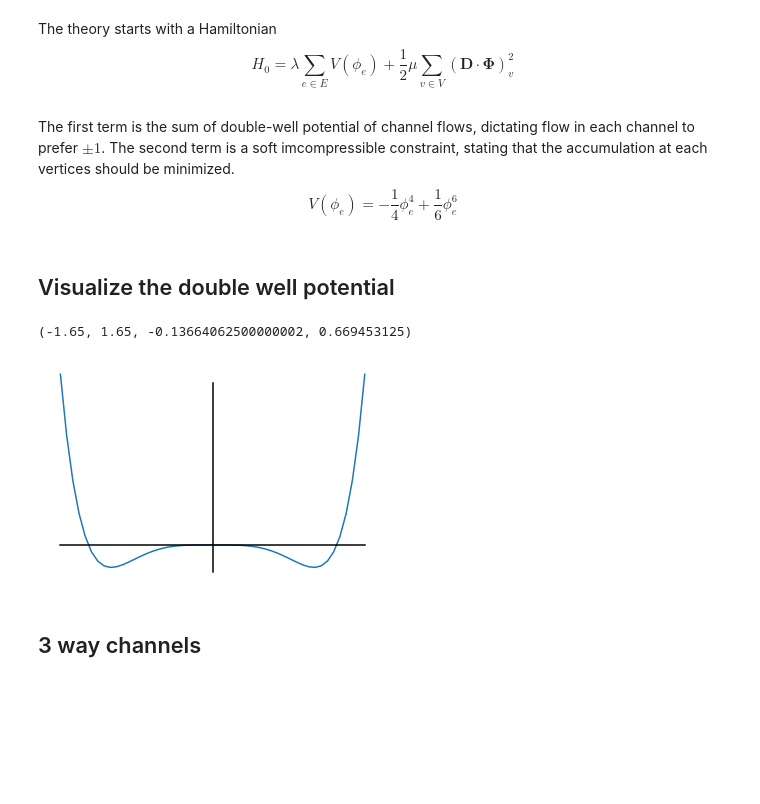
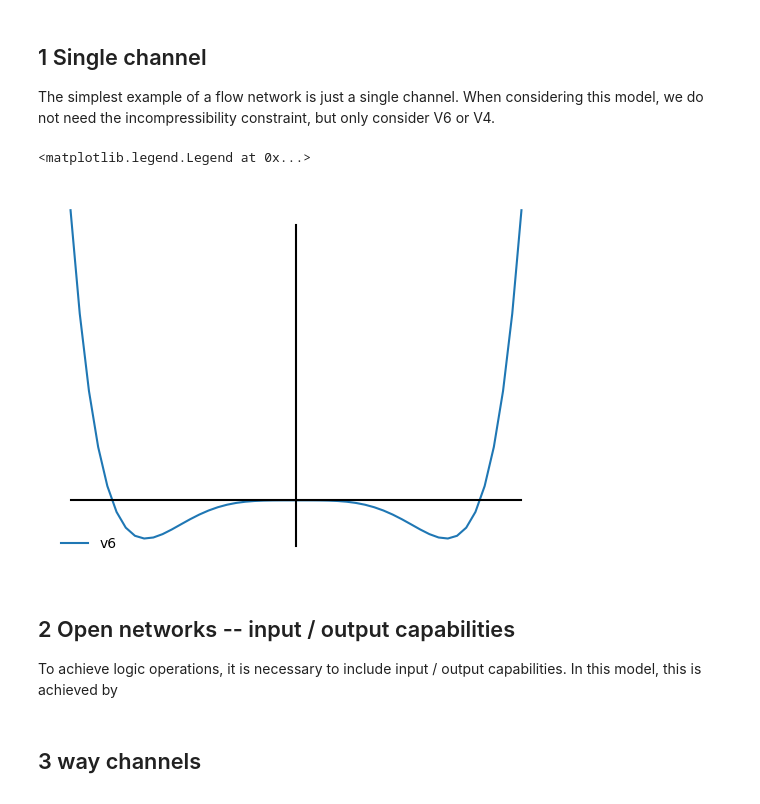
Before and after one commit to ZLoverty/AN, a Jupyter notebook: Code/energy landscape.ipynb, the cells around one changed output. Saved outputs shown, nothing was run; the diff lists cells and outputs as text; code cells hidden in the pictures; blank space fills up the shorter version.

```diff
--- a/Code/energy landscape.ipynb
+++ b/Code/energy landscape.ipynb
@@ -5,15 +17,7 @@ This notebook is for presenting important predictions by Woodhouse and Dunkel 20
-# %% [markdown]
-The theory starts with a Hamiltonian
-$$
-H_0 = \lambda\sum_{e\in E} V(\phi_e) + \frac{1}{2}\mu\sum_{v\in V} (\mathbf{D}\cdot\mathbf{\Phi})_v^2
-$$
-# %% [markdown]
-The first term is the sum of double-well potential of channel flows, dictating flow in each channel to prefer $\pm 1$. The second term is a soft imcompressible constraint, stating that the accumulation at each vertices should be minimized.
-$$
-V(\phi_e) = - \frac{1}{4}\phi_e^4 + \frac{1}{6}\phi_e^6
-$$
 # %% [markdown]
-## Visualize the double well potential
+## 1 Single channel
+
+The simplest example of a flow network is just a single channel. When considering this model, we do not need the incompressibility constraint, but only consider V6 or V4.
 # %%
 import numpy as np
 import matplotlib.pyplot as plt
@@ -23,18 +27,29 @@ from myImageLib import FastPeakFind
 from skimage import io, draw
 # %%
-def flow_potential(phi):
-    """Flow potential of edge flow. Double well"""
-    return - 1 / 4 * phi ** 4 + 1/6 * phi**6
+def flow_potential(phi, type="v6"):
+    """Flow potential of edge flow. Double well.
+    phi -- flow rate
+    type -- v6 or v4, denoting two plausible models."""
+    if type == "v6":
+        return - 1 / 4 * phi ** 4 + 1/6 * phi**6
+    elif type == "v4":
+        return - 1 / 2 * phi ** 2 + 1/4 * phi**4
 # %%
 phi = np.linspace(-1.5, 1.5)
-V = - 1 / 4 * phi ** 4 + 1/6 * phi**6
-plt.plot(phi, V)
+for v in ["v6"]:
+    V = flow_potential(phi, type=v)
+    plt.plot(phi, V, label=v)
 plt.plot([-1.5, 1.5], [0, 0], color="black")
 plt.plot([0, 0], [-0.1, 0.6], color="black")
 plt.axis("off")
+plt.legend(frameon=False)
 # %% [output]
-(-1.65, 1.65, -0.13664062500000002, 0.669453125)
+<matplotlib.legend.Legend at 0x...>
-[figure, old version]
+[figure, new version]
+# %% [markdown]
+## 2 Open networks -- input / output capabilities
+
+To achieve logic operations, it is necessary to include input / output capabilities. In this model, this is achieved by
 # %% [markdown]
 ## 3 way channels
 
```
Also changed, not shown: parts of 2 cells of this notebook, 5 other files.
